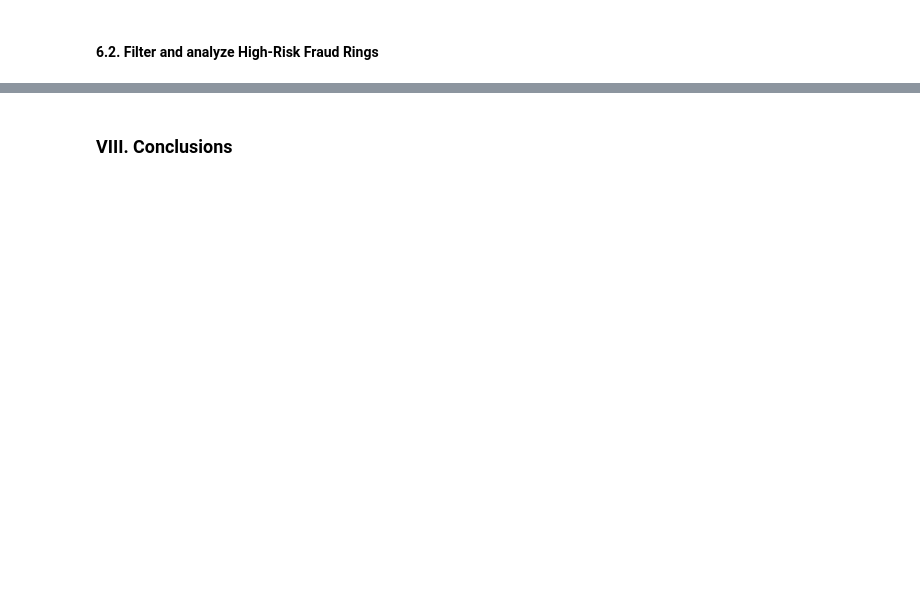
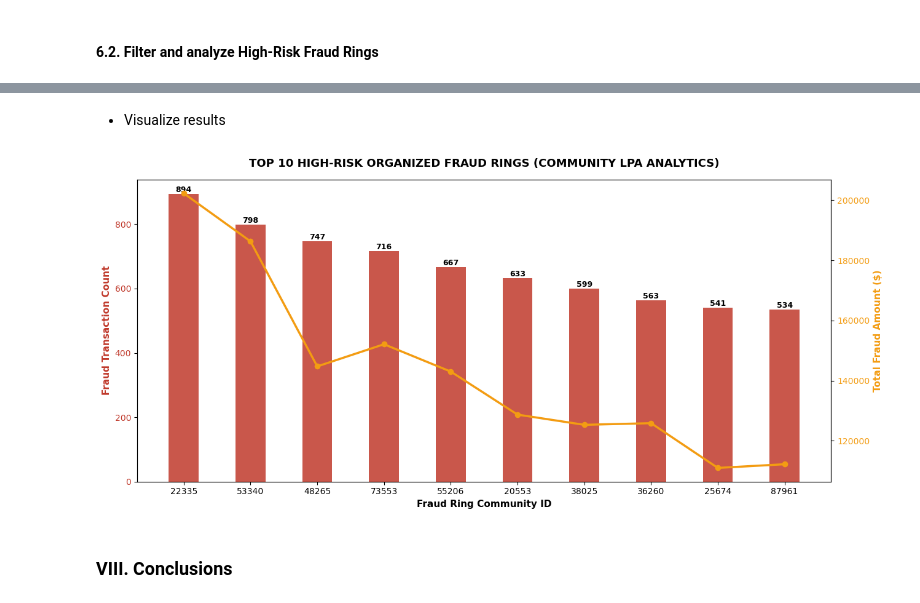
Before and after one commit to thanhnhat31/big-data.group-3.msa29hcm, a Jupyter notebook: notebooks/04_Graph_Analysis.ipynb, the cells around one changed output, grey strips where cells are left out. Cells and saved outputs as stored; diff of their text form; code cells hidden in the pictures; blank space fills up the shorter version.

Commit message:
04_Graph_Analysis - Implement 6.1, 6.2

```diff
--- a/notebooks/04_Graph_Analysis.ipynb
+++ b/notebooks/04_Graph_Analysis.ipynb
@@ -974,2 +1048,54 @@ if 'result_lpa' in globals():
+# %% [markdown]
+- Visualize results
+# %%
+import matplotlib.pyplot as plt
+
+if high_risk_count > 0:
+    # Convert top 10 high-risk fraud rings to Pandas for visual plotting
+    top_rings_pd = high_risk_fraud_rings.limit(10).toPandas()
+
+    fig, ax1 = plt.subplots(figsize=(13, 6))
+
+    color_bars = '#c0392b' # Dark Red for Fraud Transactions Count
+    color_line = '#f39c12' # Amber for Total Fraud Amount ($)
+
+    # Bar chart for Fraud Transactions Count
+    bars = ax1.bar(
+        top_rings_pd['Community_ID'].astype(str),
+        top_rings_pd['Fraud_Transactions'],
+        color=color_bars,
+        alpha=0.85,
+        width=0.45,
+        label='Fraud Transactions'
+    )
+    ax1.set_xlabel('Fraud Ring Community ID', fontweight='bold', fontsize=11)
+    ax1.set_ylabel('Fraud Transaction Count', fontweight='bold', fontsize=11, color=color_bars)
+    ax1.tick_params(axis='y', labelcolor=color_bars)
+
+    # Add numerical values above each bar
+    for bar in bars:
+        height = bar.get_height()
+        ax1.text(bar.get_x() + bar.get_width()/2.0, height + 0.1, f'{int(height)}', ha='center', va='bottom', fontsize=9, fontweight='bold')
+
+    # Dual-axis line plot for Total Fraud Amount ($)
+    ax2 = ax1.twinx()
+    line = ax2.plot(
+        top_rings_pd['Community_ID'].astype(str),
+        top_rings_pd['Total_Fraud_Amount'],
+        color=color_line,
+        marker='o',
+        linewidth=2.5,
+        label='Total Fraud Amount ($)'
+    )
+    ax2.set_ylabel('Total Fraud Amount ($)', fontweight='bold', fontsize=11, color=color_line)
+    ax2.tick_params(axis='y', labelcolor=color_line)
+
+    plt.title('TOP 10 HIGH-RISK ORGANIZED FRAUD RINGS (COMMUNITY LPA ANALYTICS)', fontsize=13, fontweight='bold', pad=15)
+    fig.tight_layout()
+    plt.show()
+else:
+    print("No high-risk fraud rings met the threshold criteria.")
+# %% [output]
+[figure, added]
 # %% [markdown]
 ### VIII. Conclusions
```
Also changed, not shown: parts of 3 cells of this notebook.
